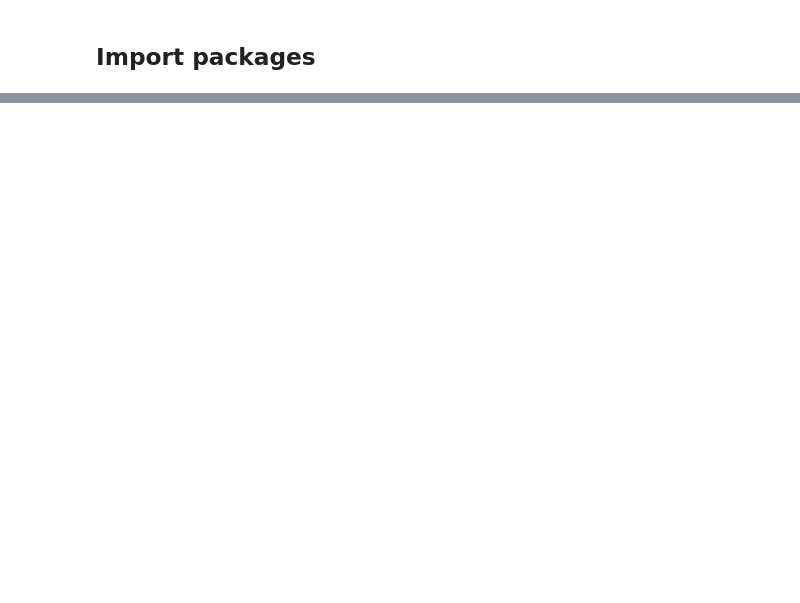
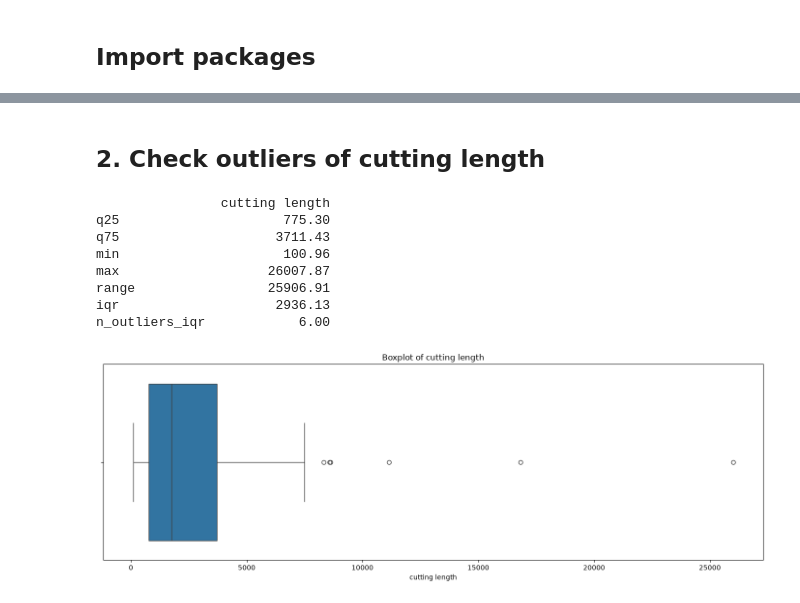
Before and after one commit to loruedel/Challenge1, a Jupyter notebook: Outlier_detection.ipynb, the cells around one changed output, grey strips where cells are left out. Drawn from its saved outputs; the diff is of its cells as text; code cells hidden in the pictures; blank space fills up the shorter version.

```diff
--- a/Outlier_detection.ipynb
+++ b/Outlier_detection.ipynb
@@ -36,0 +135,40 @@ plot_dxf("10991360_editet/Geo (1).DXF")
+# %% [markdown]
+## 2. Check outliers of cutting length
+# %%
+# Calculate height statistics
+cutting_lengths = clean_data["cutting_length"].dropna()
+q1, q3 = cutting_lengths.quantile(0.25), cutting_lengths.quantile(0.75)
+iqr = q3 - q1
+
+cutting_length_statistics = pd.Series({
+    "q25": q1,
+    "q75": q3,
+    "min": cutting_lengths.min(),
+    "max": cutting_lengths.max(),
+    "range": cutting_lengths.max() - cutting_lengths.min(),
+    "iqr": iqr,
+    "n_outliers_iqr": ((cutting_lengths < q1 - 1.5 * iqr) | (cutting_lengths > q3 + 1.5 * iqr)).sum(),
+})
+
+print(round(cutting_length_statistics.to_frame(name="cutting length"), 2))
+
+
+# Visualize the order quantity statistics in a boxplot
+fig, ax = plt.subplots(1, 1, figsize=(14, 5))
+
+sns.boxplot(x=cutting_lengths, ax=ax)
+ax.set_title("Boxplot of cutting length")
+ax.set_xlabel("cutting length")
+
+plt.tight_layout()
+plt.show()
+# %% [output]
+                cutting length
+q25                     775.30
+q75                    3711.43
+min                     100.96
+max                   26007.87
+range                 25906.91
+iqr                    2936.13
+n_outliers_iqr            6.00
+[figure, added]
```
Also changed, not shown: parts of 9 cells of this notebook, 2 other files.
